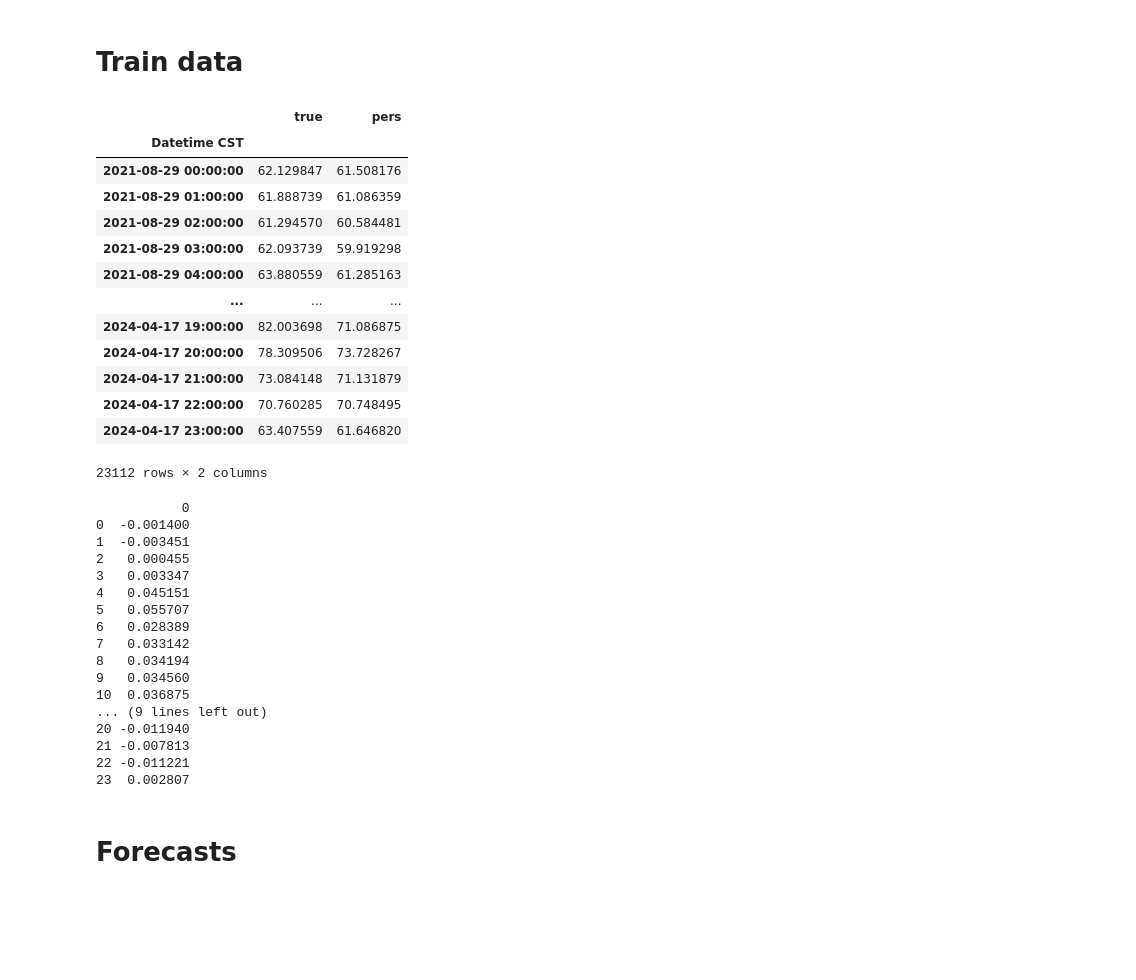
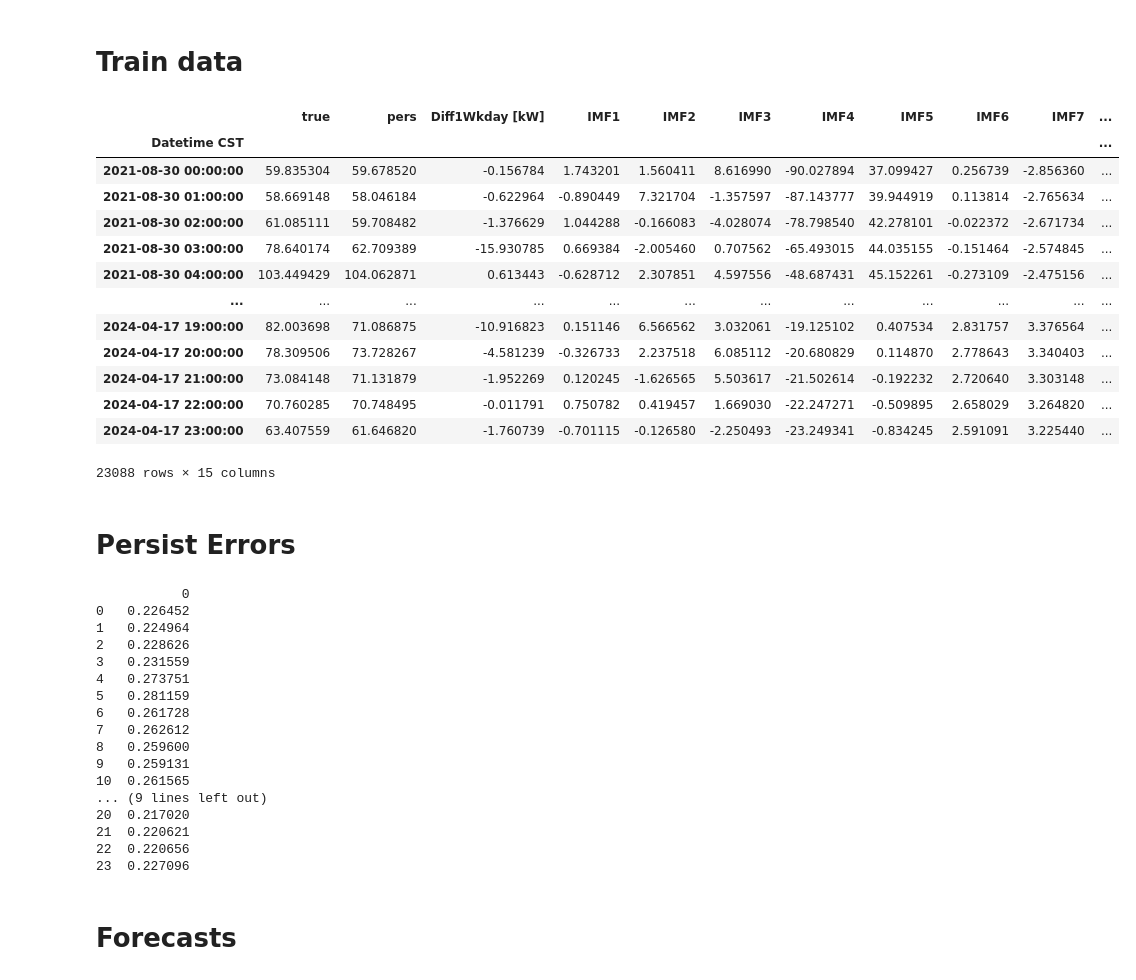
Before and after one commit to woodjmichael/NWE-System-Peak, a Jupyter notebook: analysis/errors_V3.ipynb, the cells around one changed output. Drawn from its saved outputs; the diff is of its cells as text; code cells hidden in the pictures; blank space fills up the shorter version.

```diff
--- a/analysis/errors_V3.ipynb
+++ b/analysis/errors_V3.ipynb
@@ -4,50 +4,54 @@ pd.options.plotting.backend = "plotly"
 # %% [markdown]
 # Train data
 # %%
-train = pd.read_csv('~/OneDrive/Data/Load/Commercial/bayfield_jail-courthouse_load_persist_210829_240608_1min.csv',
+train = pd.read_csv(r'C:\Users\Admin\Code\LSTMforecast\data\bayfield_jail-courthouse_load_persist_210829_240608_1min_IMFs.csv',
+                    #'~/OneDrive/Data/Load/Commercial/bayfield_jail-courthouse_load_persist_210829_240608_1min.csv',
                     index_col=0, parse_dates=True, comment='#').resample('60min').mean()
 train = train.iloc[:24*int(0.95*len(train)//24)]
-train.columns = ['true','pers']
+train = train.rename(columns={'Load [kW]':'true','Persist [kW]':'pers'})
+#train.columns = ['true','pers']
 train
 # %% [output]
-|  | true | pers |
-| Datetime CST |  |  |
-| 2021-08-29 00:00:00 | 62.129847 | 61.508176 |
-| 2021-08-29 01:00:00 | 61.888739 | 61.086359 |
-| 2021-08-29 02:00:00 | 61.294570 | 60.584481 |
-| 2021-08-29 03:00:00 | 62.093739 | 59.919298 |
-| 2021-08-29 04:00:00 | 63.880559 | 61.285163 |
-| ... | ... | ... |
-| 2024-04-17 19:00:00 | 82.003698 | 71.086875 |
-| 2024-04-17 20:00:00 | 78.309506 | 73.728267 |
-| 2024-04-17 21:00:00 | 73.084148 | 71.131879 |
-| 2024-04-17 22:00:00 | 70.760285 | 70.748495 |
-| 2024-04-17 23:00:00 | 63.407559 | 61.646820 |
+|  | true | pers | Diff1Wkday [kW] | IMF1 | IMF2 | IMF3 | IMF4 | IMF5 | IMF6 | IMF7 | ... |
+| Datetime CST |  |  |  |  |  |  |  |  |  |  | ... |
+| 2021-08-30 00:00:00 | 59.835304 | 59.678520 | -0.156784 | 1.743201 | 1.560411 | 8.616990 | -90.027894 | 37.099427 | 0.256739 | -2.856360 | ... |
+| 2021-08-30 01:00:00 | 58.669148 | 58.046184 | -0.622964 | -0.890449 | 7.321704 | -1.357597 | -87.143777 | 39.944919 | 0.113814 | -2.765634 | ... |
+| 2021-08-30 02:00:00 | 61.085111 | 59.708482 | -1.376629 | 1.044288 | -0.166083 | -4.028074 | -78.798540 | 42.278101 | -0.022372 | -2.671734 | ... |
+| 2021-08-30 03:00:00 | 78.640174 | 62.709389 | -15.930785 | 0.669384 | -2.005460 | 0.707562 | -65.493015 | 44.035155 | -0.151464 | -2.574845 | ... |
+| 2021-08-30 04:00:00 | 103.449429 | 104.062871 | 0.613443 | -0.628712 | 2.307851 | 4.597556 | -48.687431 | 45.152261 | -0.273109 | -2.475156 | ... |
+| ... | ... | ... | ... | ... | ... | ... | ... | ... | ... | ... | ... |
+| 2024-04-17 19:00:00 | 82.003698 | 71.086875 | -10.916823 | 0.151146 | 6.566562 | 3.032061 | -19.125102 | 0.407534 | 2.831757 | 3.376564 | ... |
+| 2024-04-17 20:00:00 | 78.309506 | 73.728267 | -4.581239 | -0.326733 | 2.237518 | 6.085112 | -20.680829 | 0.114870 | 2.778643 | 3.340403 | ... |
+| 2024-04-17 21:00:00 | 73.084148 | 71.131879 | -1.952269 | 0.120245 | -1.626565 | 5.503617 | -21.502614 | -0.192232 | 2.720640 | 3.303148 | ... |
+| 2024-04-17 22:00:00 | 70.760285 | 70.748495 | -0.011791 | 0.750782 | 0.419457 | 1.669030 | -22.247271 | -0.509895 | 2.658029 | 3.264820 | ... |
+| 2024-04-17 23:00:00 | 63.407559 | 61.646820 | -1.760739 | -0.701115 | -0.126580 | -2.250493 | -23.249341 | -0.834245 | 2.591091 | 3.225440 | ... |
-23112 rows × 2 columns
+23088 rows × 15 columns
+# %% [markdown]
+# Persist Errors
 # %%
-train['e_pers'] = train.pers - train.true
+train['e_pers'] = train.pers.ffill().bfill() - train.true.ffill().bfill()
 
 print(pd.DataFrame(train.e_pers.values.reshape(-1,24).mean(axis=0)))
 
 pd.DataFrame(train.e_pers.values.reshape(-1,24)).plot(kind='box')
 # %% [output]
            0
-0  -0.001400
-1  -0.003451
-2   0.000455
-3   0.003347
-4   0.045151
-5   0.055707
-6   0.028389
-7   0.033142
-8   0.034194
-9   0.034560
-10  0.036875
+0   0.226452
+1   0.224964
+2   0.228626
+3   0.231559
+4   0.273751
+5   0.281159
+6   0.261728
+7   0.262612
+8   0.259600
+9   0.259131
+10  0.261565
 ... (9 lines left out)
-20 -0.011940
-21 -0.007813
-22 -0.011221
-23  0.002807
+20  0.217020
+21  0.220621
+22  0.220656
+23  0.227096
 # %% [markdown]
 # Forecasts
 # %%
```
Also changed, not shown: parts of 8 cells of this notebook, 4 other files.
